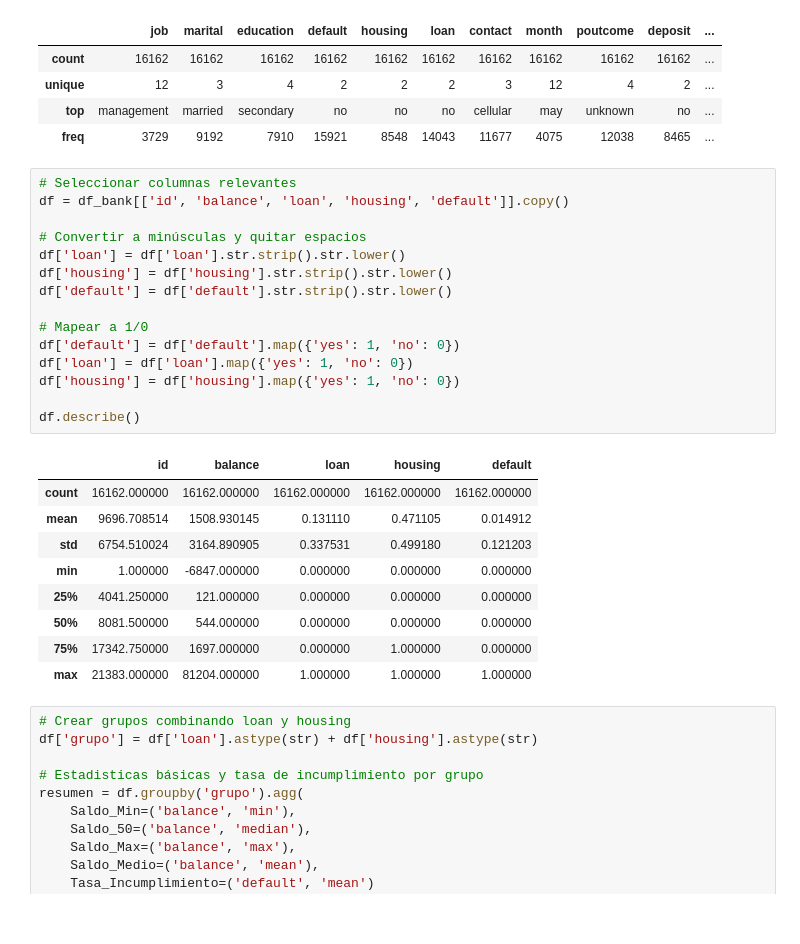
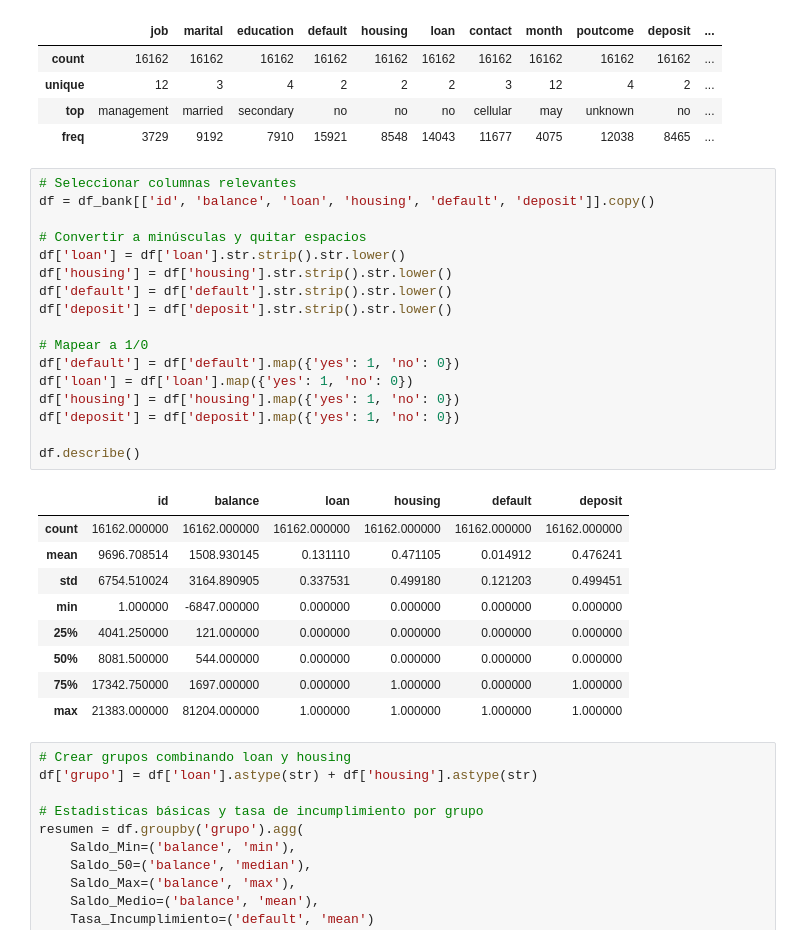
Before and after one commit to Lambda-14/Sim-Empresa, a Jupyter notebook: Equip_16/Borrador/Finanzas y riesgo crediticio/banca_22.09_finanzas.ipynb, the cells around one changed output. Cells and saved outputs as stored; diff of their text form.

```diff
--- a/Equip_16/Borrador/Finanzas y riesgo crediticio/banca_22.09_finanzas.ipynb
+++ b/Equip_16/Borrador/Finanzas y riesgo crediticio/banca_22.09_finanzas.ipynb
@@ -119,29 +120,31 @@ df_bank.describe(include=['object'])
 | freq | 3729 | 9192 | 7910 | 15921 | 8548 | 14043 | 11677 | 4075 | 12038 | 8465 | ... |
 # %%
 # Seleccionar columnas relevantes
-df = df_bank[['id', 'balance', 'loan', 'housing', 'default']].copy()
+df = df_bank[['id', 'balance', 'loan', 'housing', 'default', 'deposit']].copy()
 
 # Convertir a minúsculas y quitar espacios
 df['loan'] = df['loan'].str.strip().str.lower()
 df['housing'] = df['housing'].str.strip().str.lower()
 df['default'] = df['default'].str.strip().str.lower()
+df['deposit'] = df['deposit'].str.strip().str.lower()
 
 # Mapear a 1/0
 df['default'] = df['default'].map({'yes': 1, 'no': 0})
 df['loan'] = df['loan'].map({'yes': 1, 'no': 0})
 df['housing'] = df['housing'].map({'yes': 1, 'no': 0})
+df['deposit'] = df['deposit'].map({'yes': 1, 'no': 0})
 
 df.describe()
 # %% [output]
-|  | id | balance | loan | housing | default |
-| count | 16162.000000 | 16162.000000 | 16162.000000 | 16162.000000 | 16162.000000 |
-| mean | 9696.708514 | 1508.930145 | 0.131110 | 0.471105 | 0.014912 |
-| std | 6754.510024 | 3164.890905 | 0.337531 | 0.499180 | 0.121203 |
-| min | 1.000000 | -6847.000000 | 0.000000 | 0.000000 | 0.000000 |
-| 25% | 4041.250000 | 121.000000 | 0.000000 | 0.000000 | 0.000000 |
-| 50% | 8081.500000 | 544.000000 | 0.000000 | 0.000000 | 0.000000 |
-| 75% | 17342.750000 | 1697.000000 | 0.000000 | 1.000000 | 0.000000 |
-| max | 21383.000000 | 81204.000000 | 1.000000 | 1.000000 | 1.000000 |
+|  | id | balance | loan | housing | default | deposit |
+| count | 16162.000000 | 16162.000000 | 16162.000000 | 16162.000000 | 16162.000000 | 16162.000000 |
+| mean | 9696.708514 | 1508.930145 | 0.131110 | 0.471105 | 0.014912 | 0.476241 |
+| std | 6754.510024 | 3164.890905 | 0.337531 | 0.499180 | 0.121203 | 0.499451 |
+| min | 1.000000 | -6847.000000 | 0.000000 | 0.000000 | 0.000000 | 0.000000 |
+| 25% | 4041.250000 | 121.000000 | 0.000000 | 0.000000 | 0.000000 | 0.000000 |
+| 50% | 8081.500000 | 544.000000 | 0.000000 | 0.000000 | 0.000000 | 0.000000 |
+| 75% | 17342.750000 | 1697.000000 | 0.000000 | 1.000000 | 0.000000 | 1.000000 |
+| max | 21383.000000 | 81204.000000 | 1.000000 | 1.000000 | 1.000000 | 1.000000 |
 # %%
 # Crear grupos combinando loan y housing
 df['grupo'] = df['loan'].astype(str) + df['housing'].astype(str)
```
Also changed, not shown: parts of 6 cells of this notebook.
